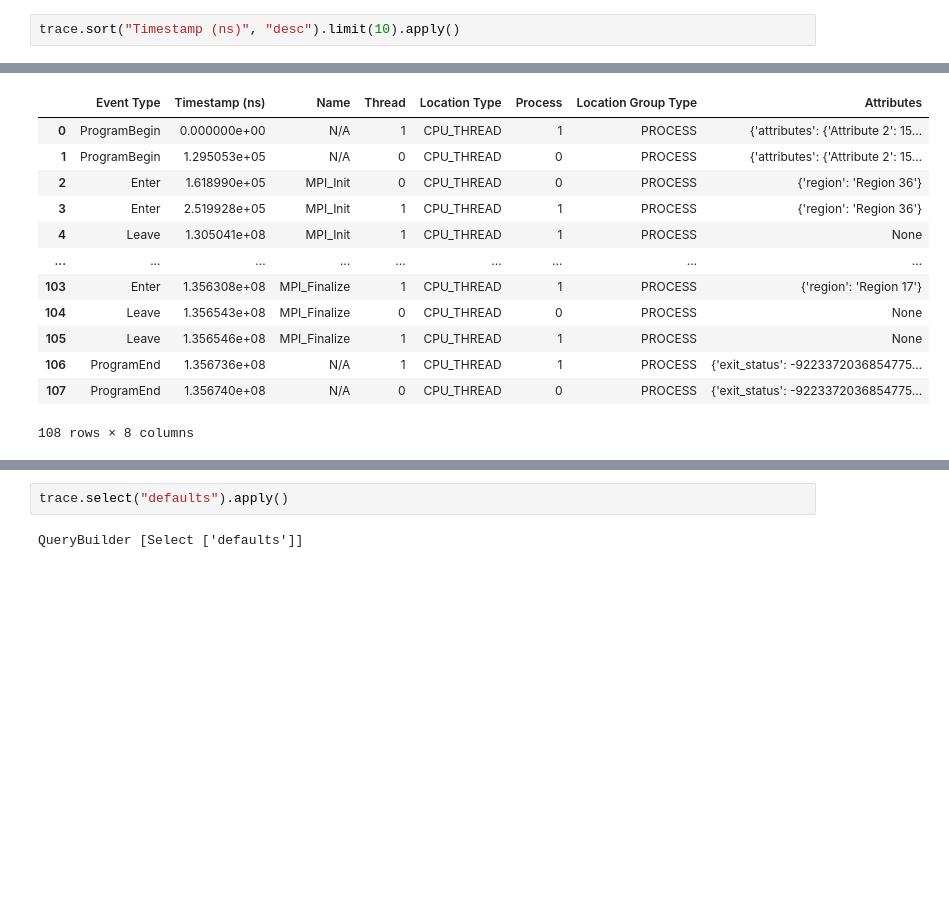
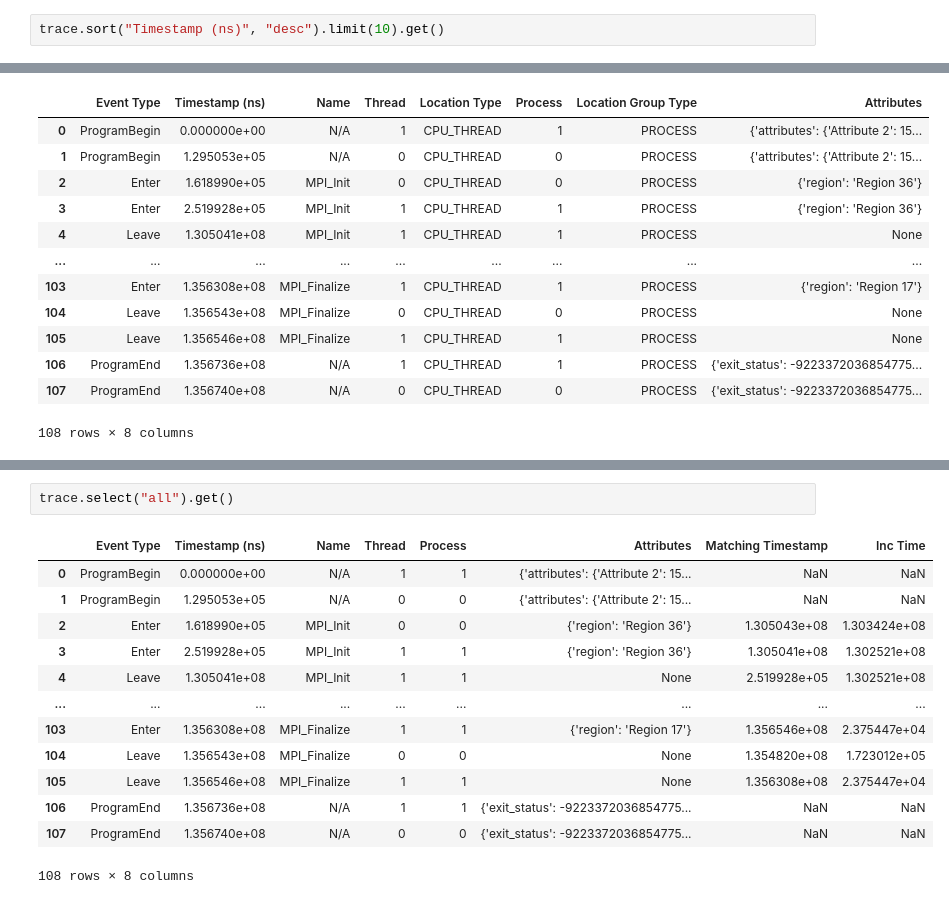
Before and after one commit to hpcgroup/pipit, a Jupyter notebook: docs/examples/query.ipynb, the cells around one changed output, grey strips where cells are left out. Saved outputs shown, nothing was run; the diff lists cells and outputs as text; blank space fills up the shorter version.

Commit message:
Rename "apply" and "query"

```diff
--- a/docs/examples/query.ipynb
+++ b/docs/examples/query.ipynb
@@ -470,7 +470,7 @@ trace.filter("Name", "==", "N/A").sort("Location ID", "desc").sort("Event").appl
 | 1 | ProgramBegin | 1.295053e+05 | N/A | 0 | CPU_THREAD | 0 | PROCESS | ... |
 | 107 | ProgramEnd | 1.356740e+08 | N/A | 0 | CPU_THREAD | 0 | PROCESS | ... |
 # %%
-trace.sort("Timestamp (ns)", "desc").limit(10).apply()
+trace.sort("Timestamp (ns)", "desc").limit(10).get()
 # %% [output]
 |  | Event | Timestamp (ns) | Name | Location ID | Location Type | Location Group ID | Location Group Type | ... |
 | 107 | ProgramEnd | 1.356740e+08 | N/A | 0 | CPU_THREAD | 0 | PROCESS | ... |
@@ -537,6 +537,18 @@ trace.exclude("Event Type").apply()
 | 107 | 1.356740e+08 | N/A | 0 | CPU_THREAD | 0 | PROCESS | {'exit_status': -9223372036854775... |
 108 rows × 7 columns
 # %%
-trace.select("defaults").apply()
+trace.select("all").get()
 # %% [output]
+|  | Event Type | Timestamp (ns) | Name | Thread | Process | Attributes | Matching Timestamp | Inc Time |
+| 0 | ProgramBegin | 0.000000e+00 | N/A | 1 | 1 | {'attributes': {'Attribute 2': 15... | NaN | NaN |
+| 1 | ProgramBegin | 1.295053e+05 | N/A | 0 | 0 | {'attributes': {'Attribute 2': 15... | NaN | NaN |
+| 2 | Enter | 1.618990e+05 | MPI_Init | 0 | 0 | {'region': 'Region 36'} | 1.305043e+08 | 1.303424e+08 |
+| 3 | Enter | 2.519928e+05 | MPI_Init | 1 | 1 | {'region': 'Region 36'} | 1.305041e+08 | 1.302521e+08 |
+| 4 | Leave | 1.305041e+08 | MPI_Init | 1 | 1 | None | 2.519928e+05 | 1.302521e+08 |
+| ... | ... | ... | ... | ... | ... | ... | ... | ... |
+| 103 | Enter | 1.356308e+08 | MPI_Finalize | 1 | 1 | {'region': 'Region 17'} | 1.356546e+08 | 2.375447e+04 |
+| 104 | Leave | 1.356543e+08 | MPI_Finalize | 0 | 0 | None | 1.354820e+08 | 1.723012e+05 |
+| 105 | Leave | 1.356546e+08 | MPI_Finalize | 1 | 1 | None | 1.356308e+08 | 2.375447e+04 |
+| 106 | ProgramEnd | 1.356736e+08 | N/A | 1 | 1 | {'exit_status': -9223372036854775... | NaN | NaN |
+| 107 | ProgramEnd | 1.356740e+08 | N/A | 0 | 0 | {'exit_status': -9223372036854775... | NaN | NaN |
-QueryBuilder [Select ['defaults']]
+108 rows × 8 columns
```
Also changed, not shown: parts of 28 cells of this notebook, 2 other files.
